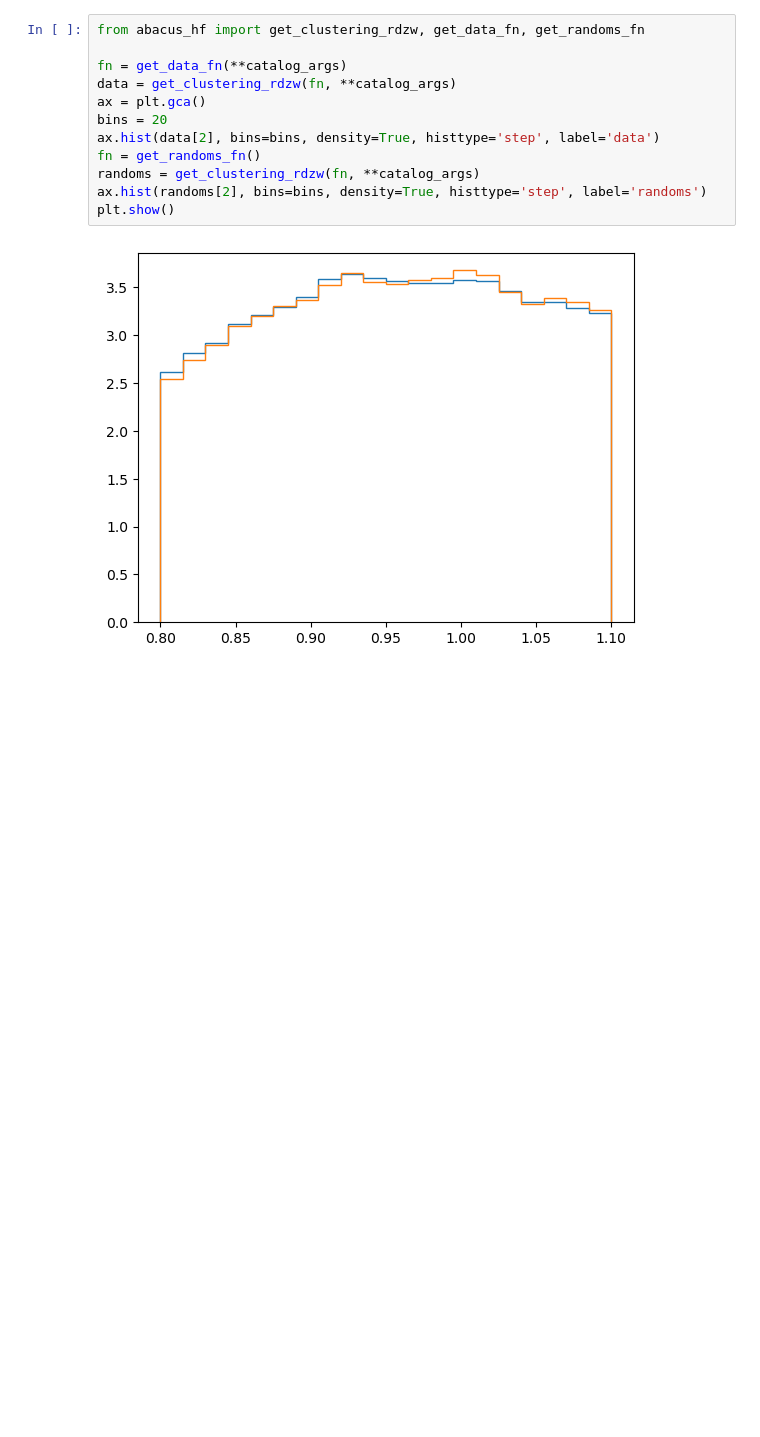
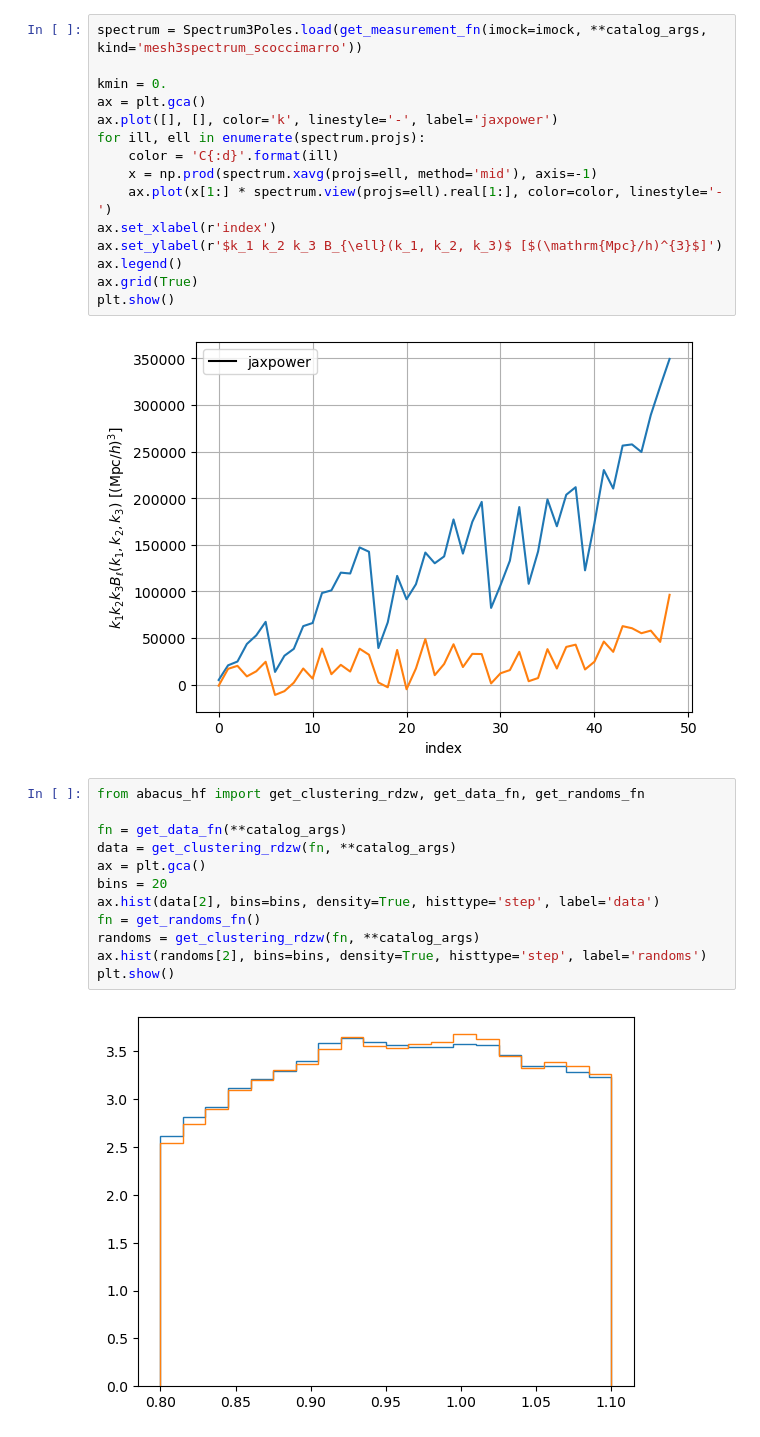
Before and after one commit to adematti/jax-power, a Jupyter notebook: scripts/abacus_hf.ipynb, the cells around one changed output. Drawn from its saved outputs; the diff is of its cells as text; blank space fills up the shorter version.

Commit message:
debugged scoccimarro bispectrum with multi-node GPU

```diff
--- a/scripts/abacus_hf.ipynb
+++ b/scripts/abacus_hf.ipynb
@@ -42,3 +42,20 @@ plt.show()
+# %%
+spectrum = Spectrum3Poles.load(get_measurement_fn(imock=imock, **catalog_args, kind='mesh3spectrum_scoccimarro'))
+
+kmin = 0.
+ax = plt.gca()
+ax.plot([], [], color='k', linestyle='-', label='jaxpower')
+for ill, ell in enumerate(spectrum.projs):
+    color = 'C{:d}'.format(ill)
+    x = np.prod(spectrum.xavg(projs=ell, method='mid'), axis=-1)
+    ax.plot(x[1:] * spectrum.view(projs=ell).real[1:], color=color, linestyle='-')
+ax.set_xlabel(r'index')
+ax.set_ylabel(r'$k_1 k_2 k_3 B_{\ell}(k_1, k_2, k_3)$ [$(\mathrm{Mpc}/h)^{3}$]')
+ax.legend()
+ax.grid(True)
+plt.show()
+# %% [output]
+[figure, added]
 # %%
 from abacus_hf import get_clustering_rdzw, get_data_fn, get_randoms_fn
 
```
Also changed, not shown: parts of 1 cell of this notebook, 8 other files.
